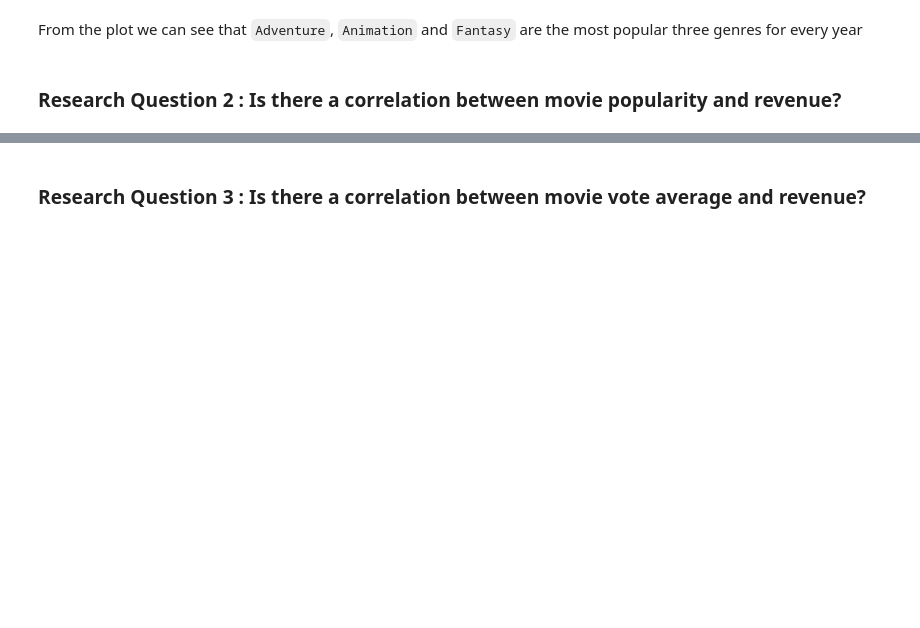
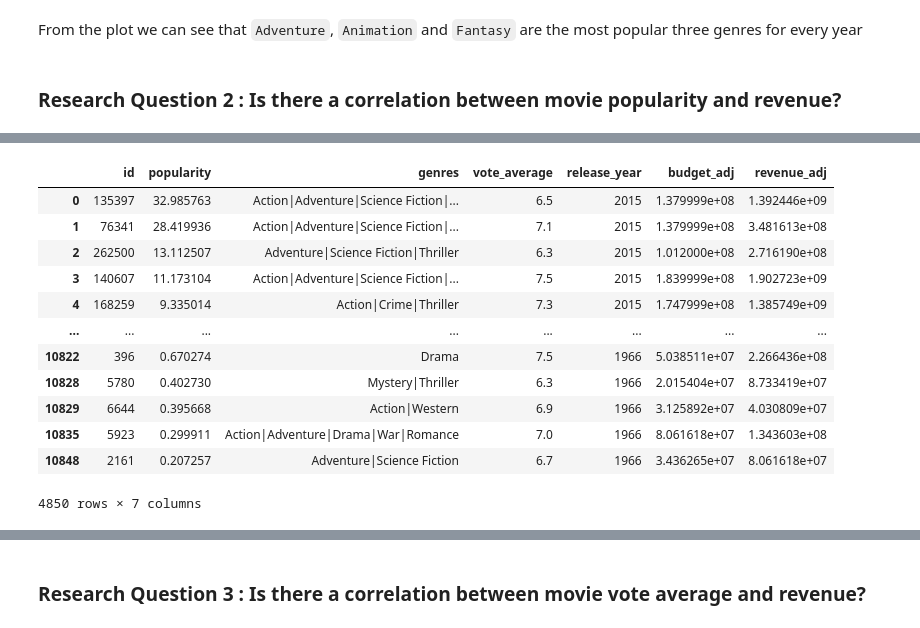
Before and after one commit to FadyMorris/udacity-advanced-data-analysis-nanodegree, a Jupyter notebook: projects/p1_investigate-a-dataset/investigate-a-dataset-tmdb.ipynb, the cells around one changed output, grey strips where cells are left out. Drawn from its saved outputs; the diff is of its cells as text; code cells hidden in the pictures; blank space fills up the shorter version.

```diff
--- a/projects/p1_investigate-a-dataset/investigate-a-dataset-tmdb.ipynb
+++ b/projects/p1_investigate-a-dataset/investigate-a-dataset-tmdb.ipynb
@@ -230,2 +302,2 @@ In the following cells we drop rows with revenue of 0 as they will affect our an
 # %%
-#df_zero_rev = df.query('revenue_adj == 0 & budget_adj == 0')
+df_q2 = df.query('revenue_adj > 0')
@@ -234,5 +304,3 @@ zero_revenue = (df['revenue_adj'] == 0).to_numpy()
-# %%
-df_q2 = df[zero_revenue == False]
 # %%
 df_q2.shape
 # %% [output]
@@ -358,0 +452,16 @@ df_q2.plot.scatter('popularity', 'revenue_adj',c='green');
+# %%
+df_q2
+# %% [output]
+|  | id | popularity | genres | vote_average | release_year | budget_adj | revenue_adj |
+| 0 | 135397 | 32.985763 | Action|Adventure|Science Fiction|... | 6.5 | 2015 | 1.379999e+08 | 1.392446e+09 |
+| 1 | 76341 | 28.419936 | Action|Adventure|Science Fiction|... | 7.1 | 2015 | 1.379999e+08 | 3.481613e+08 |
+| 2 | 262500 | 13.112507 | Adventure|Science Fiction|Thriller | 6.3 | 2015 | 1.012000e+08 | 2.716190e+08 |
+| 3 | 140607 | 11.173104 | Action|Adventure|Science Fiction|... | 7.5 | 2015 | 1.839999e+08 | 1.902723e+09 |
+| 4 | 168259 | 9.335014 | Action|Crime|Thriller | 7.3 | 2015 | 1.747999e+08 | 1.385749e+09 |
+| ... | ... | ... | ... | ... | ... | ... | ... |
+| 10822 | 396 | 0.670274 | Drama | 7.5 | 1966 | 5.038511e+07 | 2.266436e+08 |
+| 10828 | 5780 | 0.402730 | Mystery|Thriller | 6.3 | 1966 | 2.015404e+07 | 8.733419e+07 |
+| 10829 | 6644 | 0.395668 | Action|Western | 6.9 | 1966 | 3.125892e+07 | 4.030809e+07 |
+| 10835 | 5923 | 0.299911 | Action|Adventure|Drama|War|Romance | 7.0 | 1966 | 8.061618e+07 | 1.343603e+08 |
+| 10848 | 2161 | 0.207257 | Adventure|Science Fiction | 6.7 | 1966 | 3.436265e+07 | 8.061618e+07 |
+4850 rows × 7 columns
```
Also changed, not shown: parts of 49 cells of this notebook, 1 other file.
